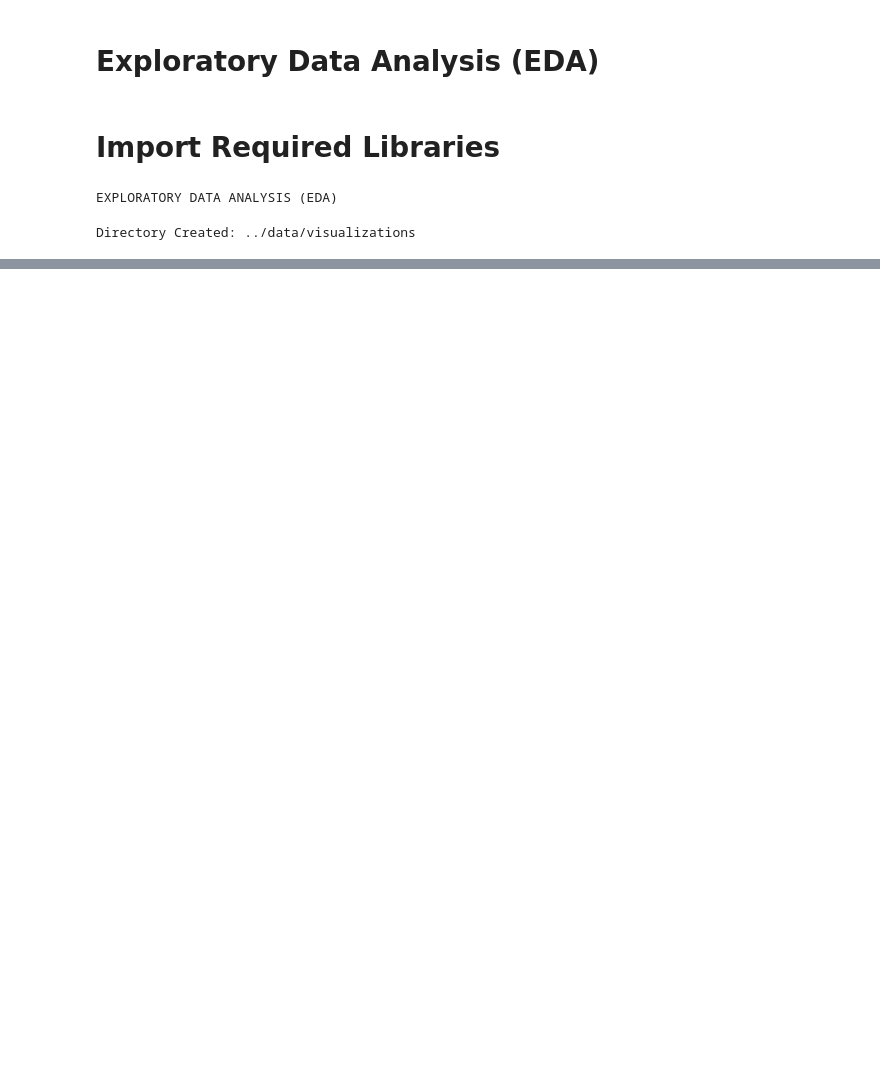
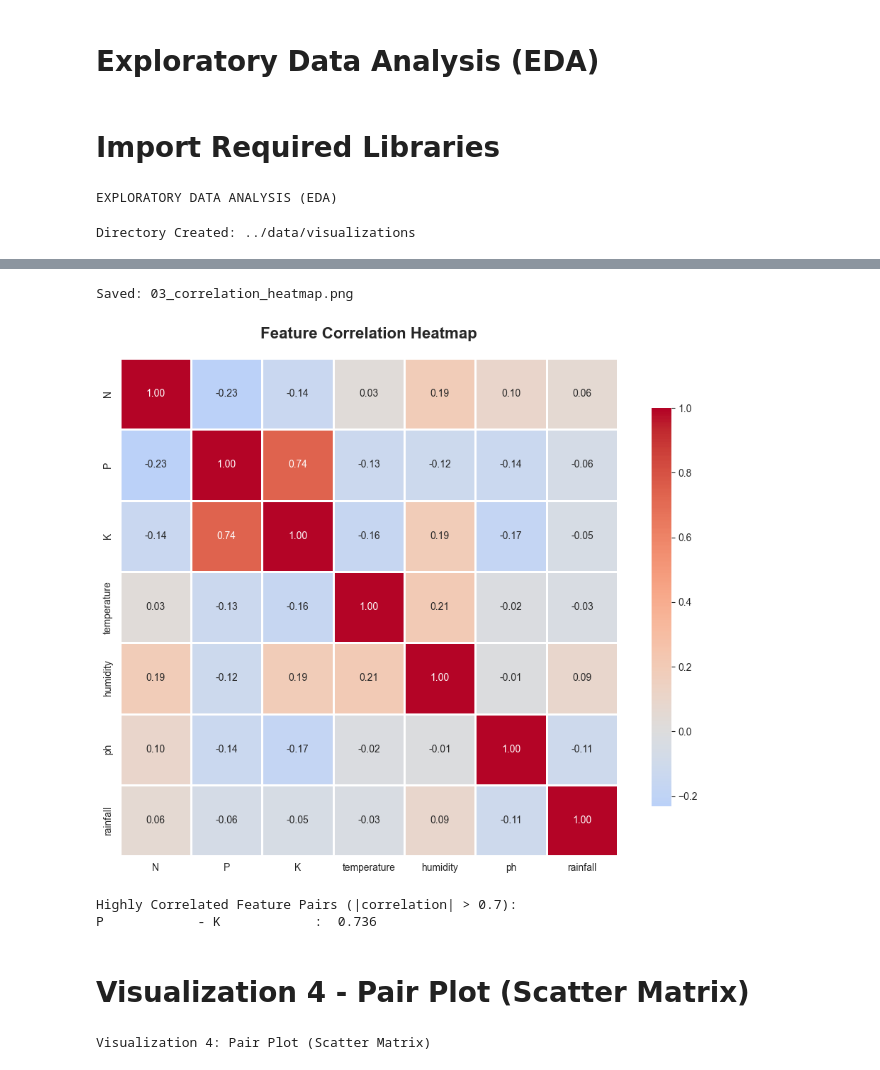
Before and after one commit to x-neon-nexus-o/AI-Powered-Crop-Recommendation-System-with-Explainable-AI-and-Economic-Analysis, a Jupyter notebook: notebooks/3.Exploratory Data Analysis.ipynb, the cells around one changed output, grey strips where cells are left out. Cells and saved outputs as stored; diff of their text form; code cells hidden in the pictures; blank space fills up the shorter version.

```diff
--- a/notebooks/3.Exploratory Data Analysis.ipynb
+++ b/notebooks/3.Exploratory Data Analysis.ipynb
@@ -13,12 +13,16 @@ print("EXPLORATORY DATA ANALYSIS (EDA)")
 # %% [output]
 EXPLORATORY DATA ANALYSIS (EDA)
 # %%
-plt.style.use("seaborn-v0_8-darkgrid")
+plt.style.use('default')
+sns.set_style("whitegrid")
 sns.set_palette("husl")
 plt.rcParams["figure.figsize"] = (12, 6)
 plt.rcParams["font.size"] = 10
 plt.rcParams["axes.titlesize"] = 12
 plt.rcParams["axes.labelsize"] = 10
+plt.rcParams['figure.dpi'] = 100
+plt.rcParams['savefig.dpi'] = 300
+%matplotlib inline
 # %%
 import os
 os.makedirs("../data/visualizations",exist_ok=True)
@@ -27,0 +202,3 @@ Directory Created: ../data/visualizations
+# %%
+correlation_matrix=df[features].corr()
+print(f"\n Correlation Matrix{correlation_matrix}")
@@ -27,0 +223,34 @@ Directory Created: ../data/visualizations
+# %%
+plt.figure(figsize=(10, 8))
+sns.heatmap(correlation_matrix,annot=True,fmt=".2f",cmap="coolwarm",center=0,square=True,linewidths=1,cbar_kws={"shrink": 0.8})
+plt.title("Feature Correlation Heatmap",fontsize=16,fontweight="bold",pad=20)
+plt.tight_layout()
+plt.savefig("../data/visualizations/03_correlation_heatmap.png",dpi=300,bbox_inches="tight")
+print("\nSaved: 03_correlation_heatmap.png")
+plt.show()
+# %% [output]
+Saved: 03_correlation_heatmap.png
+[figure, added]
+# %%
+# Find highly correlated pairs
+print("\nHighly Correlated Feature Pairs (|correlation| > 0.7):")
+
+high_corr_pairs = []
+for i in range(len(features)):
+    for j in range(i+1,len(features)):
+        corr_val=correlation_matrix.iloc[i,j]
+        if abs(corr_val)>0.5:
+            high_corr_pairs.append((features[i],features[j],corr_val))
+            print(f"{features[i]:12} - {features[j]:12} : {corr_val:6.3f}")
+
+if len(high_corr_pairs)==0:
+    print("No highly correlated feature pairs found.")
+# %% [output]
+Highly Correlated Feature Pairs (|correlation| > 0.7):
+P            - K            :  0.736
+# %% [markdown]
+# Visualization 4 - Pair Plot (Scatter Matrix)
+# %%
+print("Visualization 4: Pair Plot (Scatter Matrix)")
+# %% [output]
+Visualization 4: Pair Plot (Scatter Matrix)
```
Also changed, not shown: parts of 18 cells of this notebook, 4 other files.
